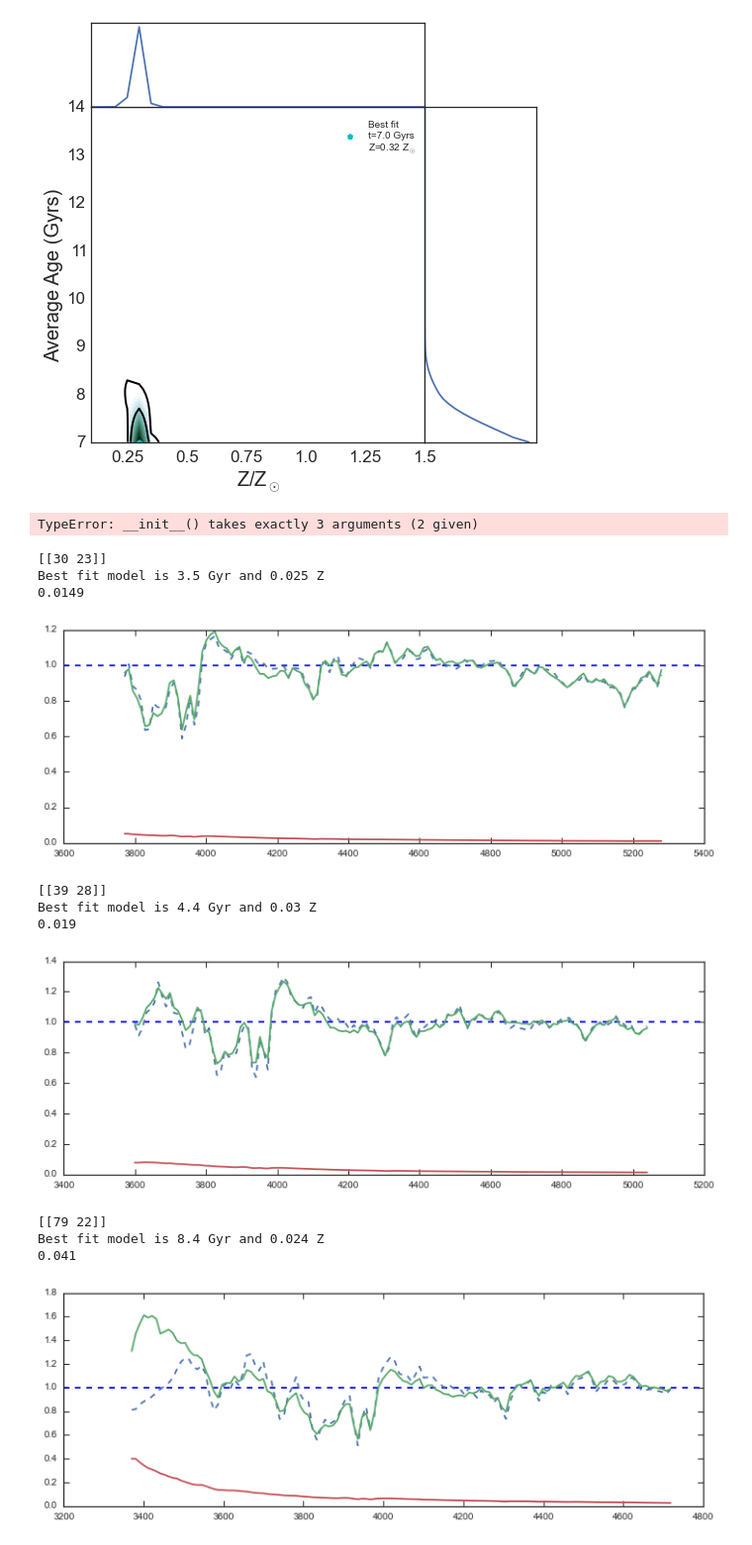
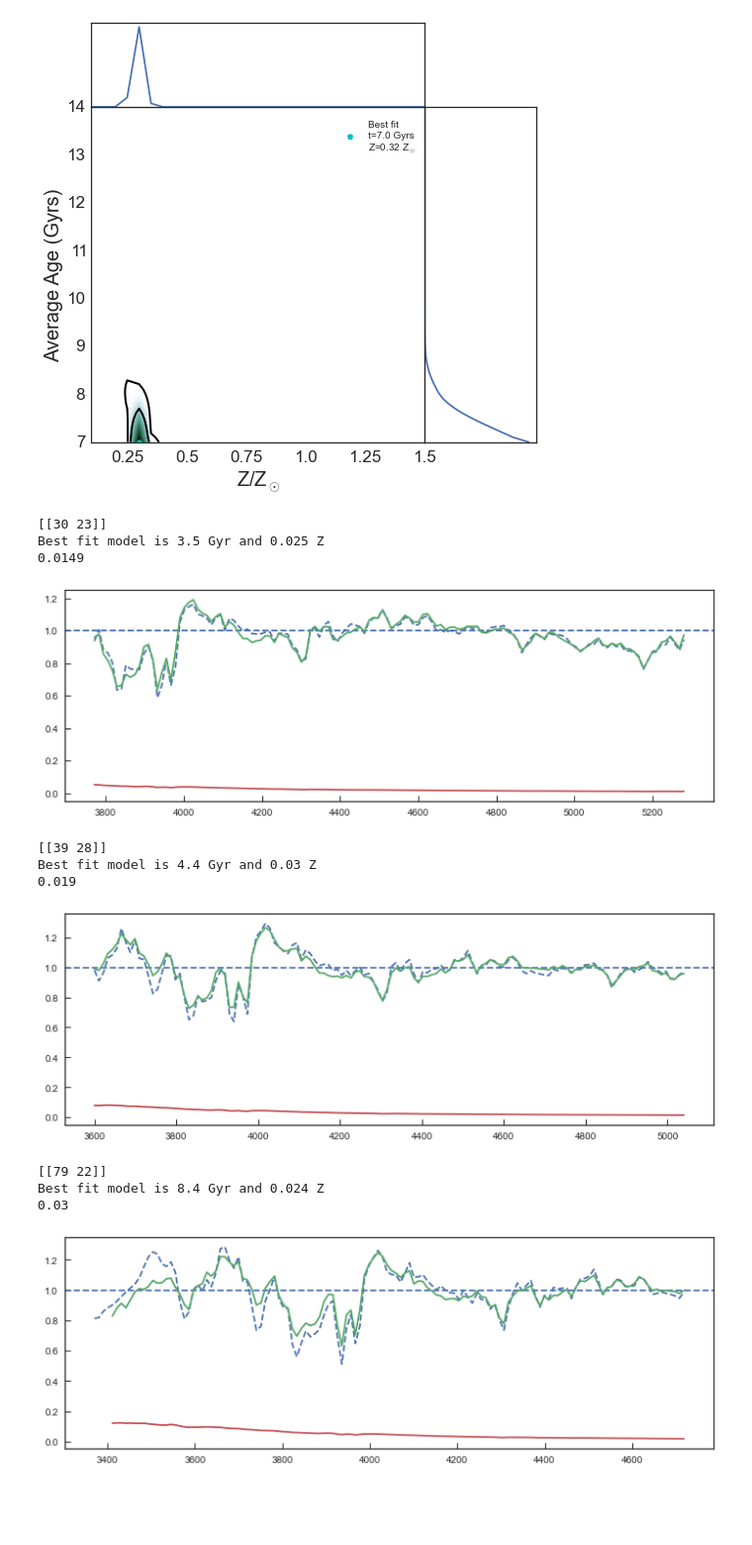
Before and after one commit to Vince-ec/Quiescent_analysis, a Jupyter notebook: scripts/cluster_packager.ipynb, the cells around one changed output. Shown at 99% size. Drawn from its saved outputs; the diff is of its cells as text; code cells hidden in the pictures; blank space fills up the shorter version.

Commit message:
worked on clusters

```diff
--- a/scripts/cluster_packager.ipynb
+++ b/scripts/cluster_packager.ipynb
@@ -93,7 +94,7 @@ for i in range(len(rshift)):
     print np.mean(sres)
     print np.std(sres)
 
-    np.save('../clusters/ngc6528_griz_err_test_%s' % rshift[i],[wv,fl,0.016*er])
+    # np.save('../clusters/ngc6528_griz_err_test_%s' % rshift[i],[wv,fl,0.016*er])
 
     plt.figure(figsize=[12,4])
     plt.axhline(1,linestyle='--')
@@ -182,58 +178,47 @@ def Minimize_sres(model_wv,model_flux,wv,fl,er,rshift):
             C -= 0.0001
 
     return C
-
-ngc=Cluster('clusters/ngc%s_griz_err_test.npy' % cluster[0])
-ngc.Analyze_fit('chidat/ngc%s_err_test_chidata.fits' % cluster[0],metal,age)
-ngc.Remove_continuum()
-ngc.Best_fit_spec()
-
-wv,fl = np.load('clusters/ngc%s_griz_fc.npy' % cluster[0])
-wv,er = np.load('clusters/ngc%s_err_griz_fc.npy' % cluster[0])
-
-clus_model = Cluster_model(ngc.bfmetal,ngc.bfage,wv,fl,er)
-clus_model.Remove_continuum()
-
-print Minimize_sres(clus_model.nc_wv,clus_model.nc_fl,wv,fl,er)
-# %% [output]
-TypeError: __init__() takes exactly 3 arguments (2 given)
 # %%
+%matplotlib inline
+cluster=[6528,6553,5927,6304,6388,6441]
+rshift=[1.1,1.2,1.35]
+
 for i in range(len(rshift)):
     ngc=Cluster('../clusters/ngc6528_griz_err_test_%s.npy' % rshift[i],rshift[i])
     ngc.Analyze_fit('../chidat/ngc6528_err_test_%s_chidata.fits' % rshift[i],metal,age,tau)
     ngc.Remove_continuum()
     ngc.Best_fit_spec()
 
     wv,fl = np.load('../clusters/ngc6528_griz_fc_%s.npy' % rshift[i])
     wv,er = np.load('../clusters/ngc6528_err_griz_fc_%s.npy' % rshift[i])
 
     clus_model = Cluster_model(ngc.bfmetal,ngc.bfage,0,rshift[i],wv,fl,er)
     clus_model.Remove_continuum()
 
     C0 = Minimize_sres(clus_model.nc_wv,clus_model.nc_fl,wv,fl,er,rshift[i])
     print C0
     ncwv,ncfl,ncer=Divide_cont(wv,fl,C0*er,rshift[i])
 
-    # np.save('clusters/ngc%s_griz_err' % cluster[i],[wv,fl,C0*er])
+    np.save('../clusters/ngc6528_griz_err_%s' % rshift[i],[wv,fl,C0*er])
 
     plt.figure(figsize=[12,4])
     plt.axhline(1,linestyle='--')
     plt.plot(clus_model.nc_wv,clus_model.nc_fl,'--')
     plt.plot(ncwv,ncfl)
     plt.plot(ncwv,ncer)
     plt.show()
     plt.close()
 # %% [output]
 [[30 23]]
 Best fit model is 3.5 Gyr and 0.025 Z
 0.0149
-[figure, old version]
+[figure, new version]
 [[39 28]]
 Best fit model is 4.4 Gyr and 0.03 Z
 0.019
-[figure, old version]
+[figure, new version]
 [[79 22]]
 Best fit model is 8.4 Gyr and 0.024 Z
-0.041
+0.03
-[figure, old version]
+[figure, new version]
 # %%
```
Also changed, not shown: parts of 4 cells of this notebook, 4 other files.
